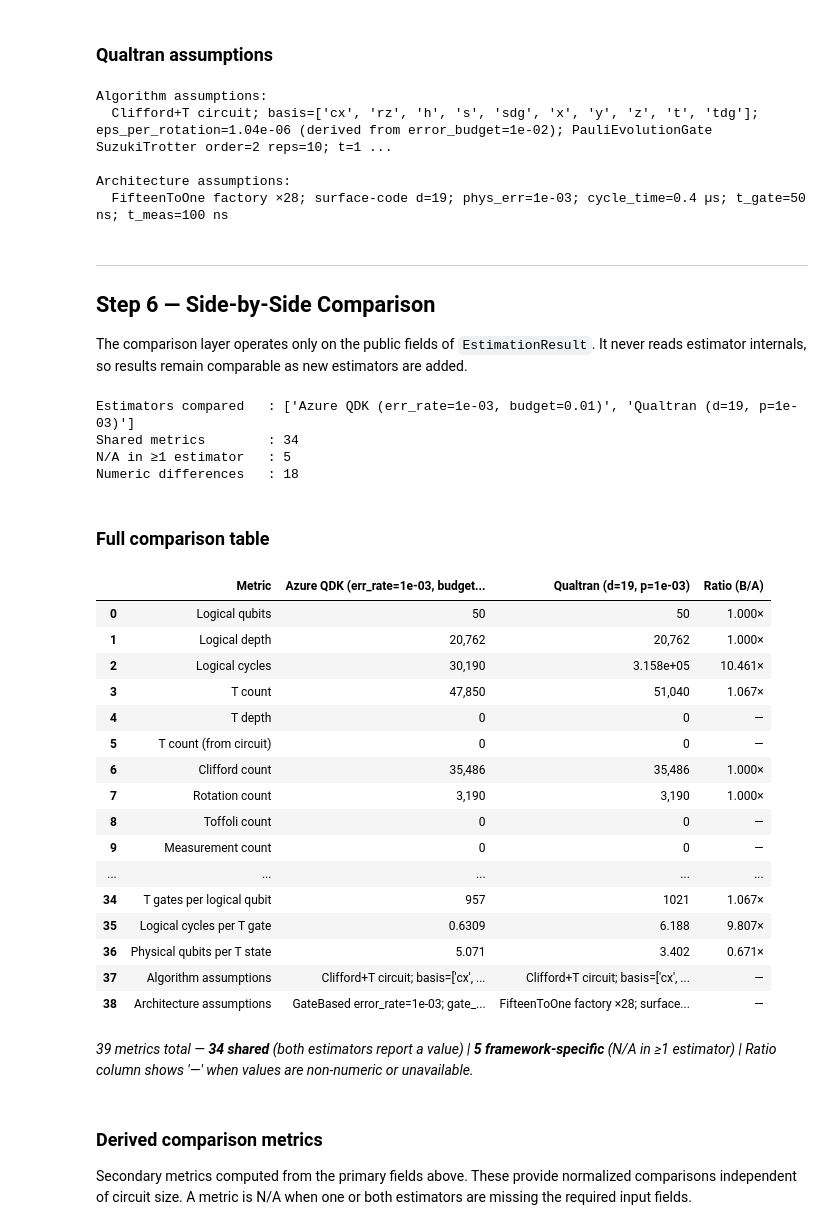
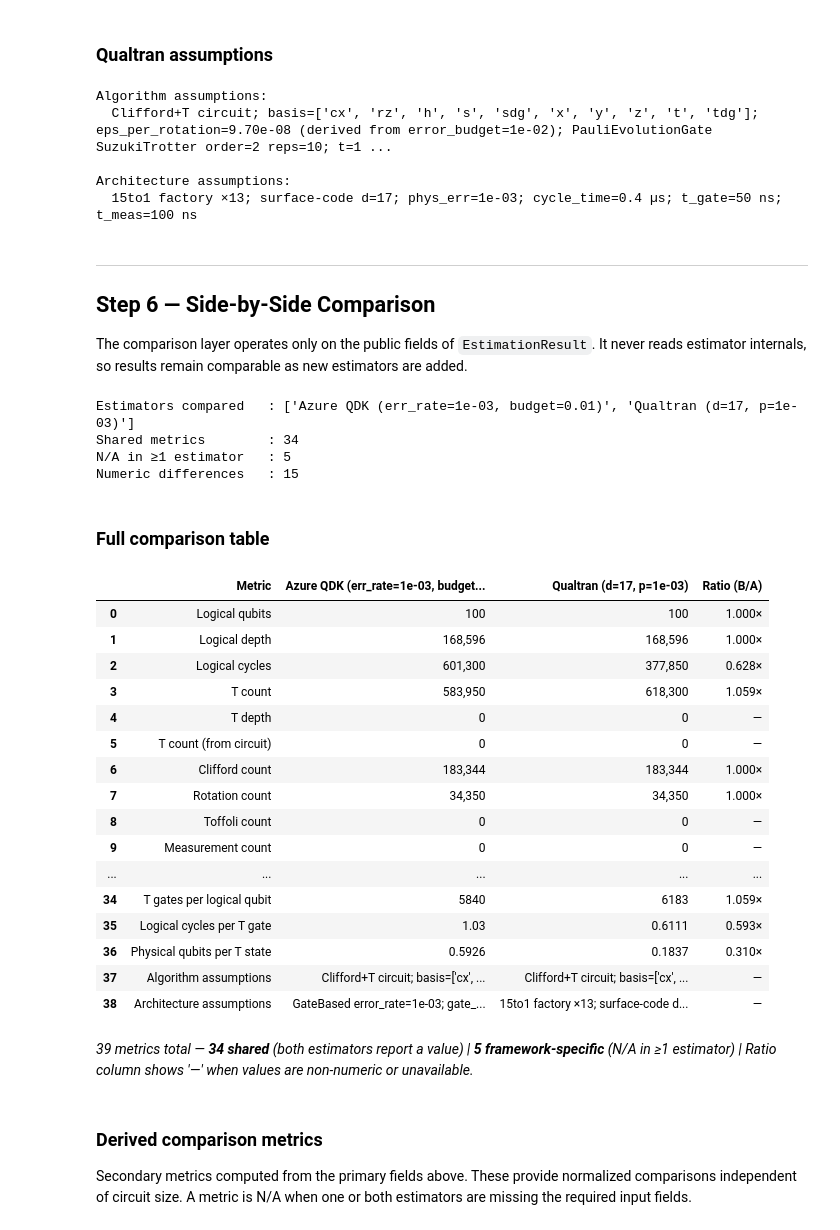
Before and after one commit to KevinLi053/resourceEstimationPipeline, a Jupyter notebook: notebooks/comparison.ipynb, the cells around one changed output. Drawn from its saved outputs; the diff is of its cells as text; code cells hidden in the pictures.

```diff
--- a/notebooks/comparison.ipynb
+++ b/notebooks/comparison.ipynb
@@ -97,6 +97,9 @@ cfg = PipelineConfig(
         hdf5_path=os.path.join(REPO_ROOT, "hamlib", "condensedmatter", "bosehubbard", "BH_D-1_d-4.hdf5"),
         # hdf5_path=os.path.join(REPO_ROOT, "hamlib", "condensedmatter", "fermihubbard", "FH_D-2.hdf5"),
         # hdf5_path=os.path.join(REPO_ROOT, "hamlib", "condensedmatter", "lattices", "Grids.hdf5"),
+        # hdf5_path=os.path.join(REPO_ROOT, "hamlib", "condensedmatter", "bosehubbard", "BH_D-1_d-4.hdf5"),
+        # |    15 |     200 |  3979.998969 |     3469 | /Users/kevinli/Documents/resourceEstimation/hamlib/condensedmatter/bosehubbard/BH_D-1_d-4.hdf5/bh_graph-1D-grid-nonpbc-qubitnodes_Lx-100_U-10_enc-gray_d-4
+
         # hdf5_path="/Users/kevinli/Documents/resourceEstimation/hamlib/discreteoptimization/maxkcut/color02/ham-unary-color02-dsjc250.9_k-4.hdf5", # hierarchical
         # hdf5_path="/Users/kevinli/Documents/resourceEstimation/hamlib/condensedmatter/fermihubbard/FH_D-2.hdf5", #flat
         key=None,         # None → use key_index below
@@ -110,7 +113,7 @@ cfg = PipelineConfig(
     transpile=TranspileConfig(
         optimization_level=1,
         seed_transpiler=42,      # deterministic output
-        rotation_synthesis_enabled=False,
+        rotation_synthesis_enabled=True,
         rotation_synthesis_epsilon=1e-4,
         synthesis_strategy="qiskit_synth",
         synthesis_method='pygridsynth',    # or 'pygridsynth'
@@ -127,7 +130,7 @@ cfg = PipelineConfig(
         slow_down_factors=[1.0, 1.5, 2.0],
         optimization_level=1,
         use_graph=True,
-        use_qualtran_parameters=False,
+        use_qualtran_parameters=True,
         minimize="qubit_hours",
         pareto_index=0,
     ),
@@ -137,14 +140,14 @@ cfg = PipelineConfig(
         phys_err=1e-3,
         # cycle_time_us=1.0,
         error_budget=.01,
-        data_block="compact",
+        data_block="fast",
         factory_type="15to1",        # magic-state factory (used in custom cost-model path)
         n_factories=6,
         use_gidney_fowler=False,
         use_beverland=True,
-        use_azure_parameters=False,
-        optimize_factory=True,
-        optimize_factory_d_max=25,
+        use_azure_parameters=True,
+        optimize_factory=False,
+        optimize_factory_d_max=50,
         pareto_index=0,
     ),
 )
@@ -551,10 +555,10 @@ else:
     print(f"  cycle_time={qt.cycle_time_us} µs, factory={qt.factory_type}")
 # %% [output]
 Algorithm assumptions:
-  Clifford+T circuit; basis=['cx', 'rz', 'h', 's', 'sdg', 'x', 'y', 'z', 't', 'tdg']; eps_per_rotation=1.04e-06 (derived from error_budget=1e-02); PauliEvolutionGate SuzukiTrotter order=2 reps=10; t=1 ...
+  Clifford+T circuit; basis=['cx', 'rz', 'h', 's', 'sdg', 'x', 'y', 'z', 't', 'tdg']; eps_per_rotation=9.70e-08 (derived from error_budget=1e-02); PauliEvolutionGate SuzukiTrotter order=2 reps=10; t=1 ...
 
 Architecture assumptions:
-  FifteenToOne factory ×28; surface-code d=19; phys_err=1e-03; cycle_time=0.4 µs; t_gate=50 ns; t_meas=100 ns
+  15to1 factory ×13; surface-code d=17; phys_err=1e-03; cycle_time=0.4 µs; t_gate=50 ns; t_meas=100 ns
 # %% [markdown]
 ---
 ## Step 6 — Side-by-Side Comparison
@@ -578,45 +582,48 @@ else:
     print(f"N/A in ≥1 estimator   : {len(report.missing_metrics)}")
     print(f"Numeric differences   : {len(report.differences)}")
 # %% [output]
-Estimators compared   : ['Azure QDK (err_rate=1e-03, budget=0.01)', 'Qualtran (d=19, p=1e-03)']
+Estimators compared   : ['Azure QDK (err_rate=1e-03, budget=0.01)', 'Qualtran (d=17, p=1e-03)']
 Shared metrics        : 34
 N/A in ≥1 estimator   : 5
-Numeric differences   : 18
+Numeric differences   : 15
 # %% [markdown]
 ### Full comparison table
 # %%
 if report is not None:
     df = comparison_dataframe(report)
     display(df)
     n_shared = len(report.shared_metrics)
     n_missing = len(report.missing_metrics)
     n_total = len(report.metric_rows)
     display(Markdown(
         f"*{n_total} metrics total — "
         f"**{n_shared} shared** (both estimators report a value) | "
         f"**{n_missing} framework-specific** (N/A in ≥1 estimator) | "
         f"Ratio column shows '—' when values are non-numeric or unavailable.*"
     ))
 else:
     print("(no report — run both estimators first)")
+
+with open("comparison_table.tex", "w") as f:
+    f.write(df.to_latex(index=False))
 # %% [output]
-|  | Metric | Azure QDK (err_rate=1e-03, budget... | Qualtran (d=19, p=1e-03) | Ratio (B/A) |
-| 0 | Logical qubits | 50 | 50 | 1.000× |
-| 1 | Logical depth | 20,762 | 20,762 | 1.000× |
-| 2 | Logical cycles | 30,190 | 3.158e+05 | 10.461× |
-| 3 | T count | 47,850 | 51,040 | 1.067× |
+|  | Metric | Azure QDK (err_rate=1e-03, budget... | Qualtran (d=17, p=1e-03) | Ratio (B/A) |
+| 0 | Logical qubits | 100 | 100 | 1.000× |
+| 1 | Logical depth | 168,596 | 168,596 | 1.000× |
+| 2 | Logical cycles | 601,300 | 377,850 | 0.628× |
+| 3 | T count | 583,950 | 618,300 | 1.059× |
 | 4 | T depth | 0 | 0 | — |
 | 5 | T count (from circuit) | 0 | 0 | — |
-| 6 | Clifford count | 35,486 | 35,486 | 1.000× |
-| 7 | Rotation count | 3,190 | 3,190 | 1.000× |
+| 6 | Clifford count | 183,344 | 183,344 | 1.000× |
+| 7 | Rotation count | 34,350 | 34,350 | 1.000× |
 | 8 | Toffoli count | 0 | 0 | — |
 | 9 | Measurement count | 0 | 0 | — |
 | ... | ... | ... | ... | ... |
-| 34 | T gates per logical qubit | 957 | 1021 | 1.067× |
-| 35 | Logical cycles per T gate | 0.6309 | 6.188 | 9.807× |
-| 36 | Physical qubits per T state | 5.071 | 3.402 | 0.671× |
+| 34 | T gates per logical qubit | 5840 | 6183 | 1.059× |
+| 35 | Logical cycles per T gate | 1.03 | 0.6111 | 0.593× |
+| 36 | Physical qubits per T state | 0.5926 | 0.1837 | 0.310× |
 | 37 | Algorithm assumptions | Clifford+T circuit; basis=['cx', ... | Clifford+T circuit; basis=['cx', ... | — |
-| 38 | Architecture assumptions | GateBased error_rate=1e-03; gate_... | FifteenToOne factory ×28; surface... | — |
+| 38 | Architecture assumptions | GateBased error_rate=1e-03; gate_... | 15to1 factory ×13; surface-code d... | — |
 *39 metrics total — **34 shared** (both estimators report a value) | **5 framework-specific** (N/A in ≥1 estimator) | Ratio column shows '—' when values are non-numeric or unavailable.*
 # %% [markdown]
 ### Derived comparison metrics
```
Also changed, not shown: parts of 22 cells of this notebook, 3 other files.
